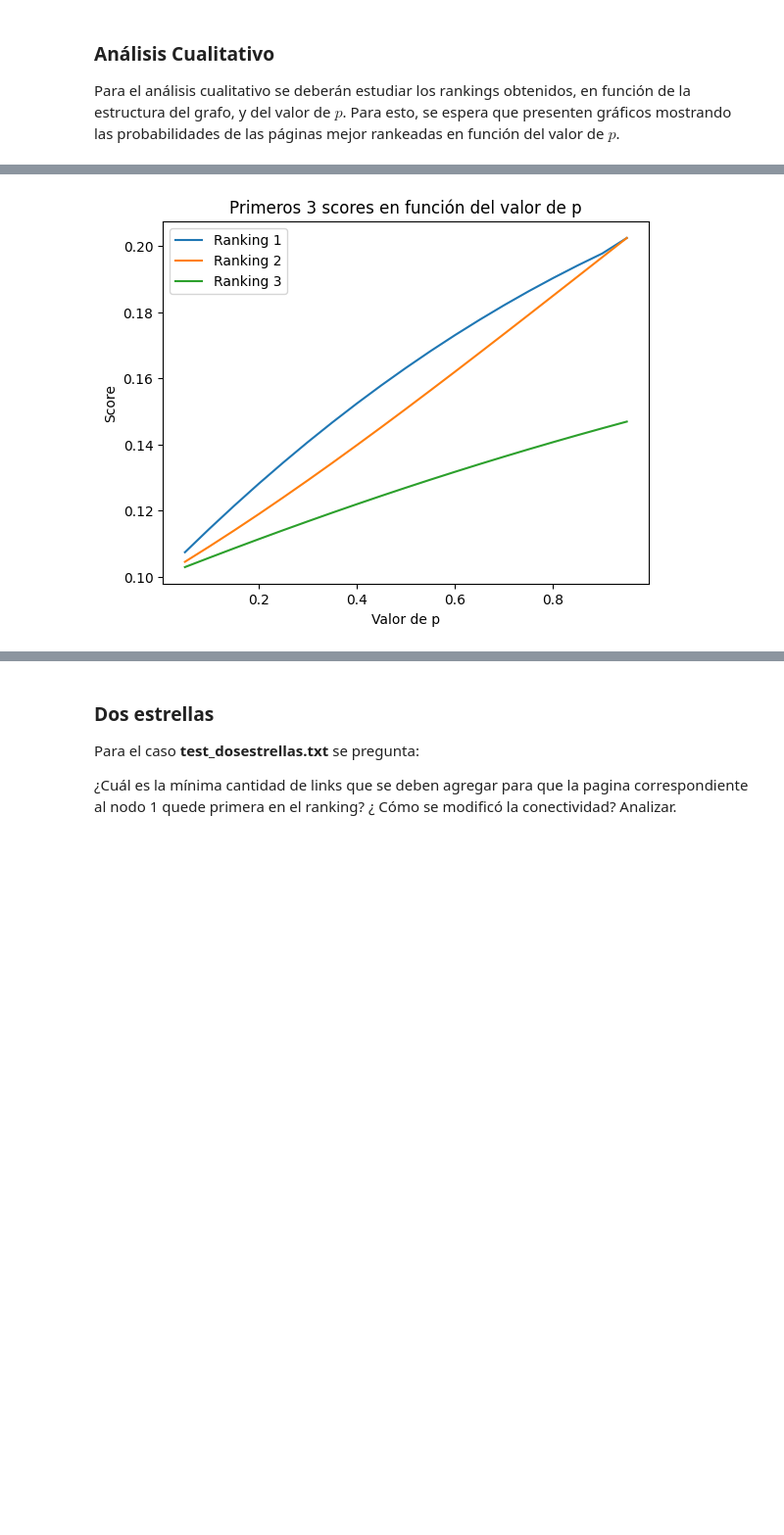
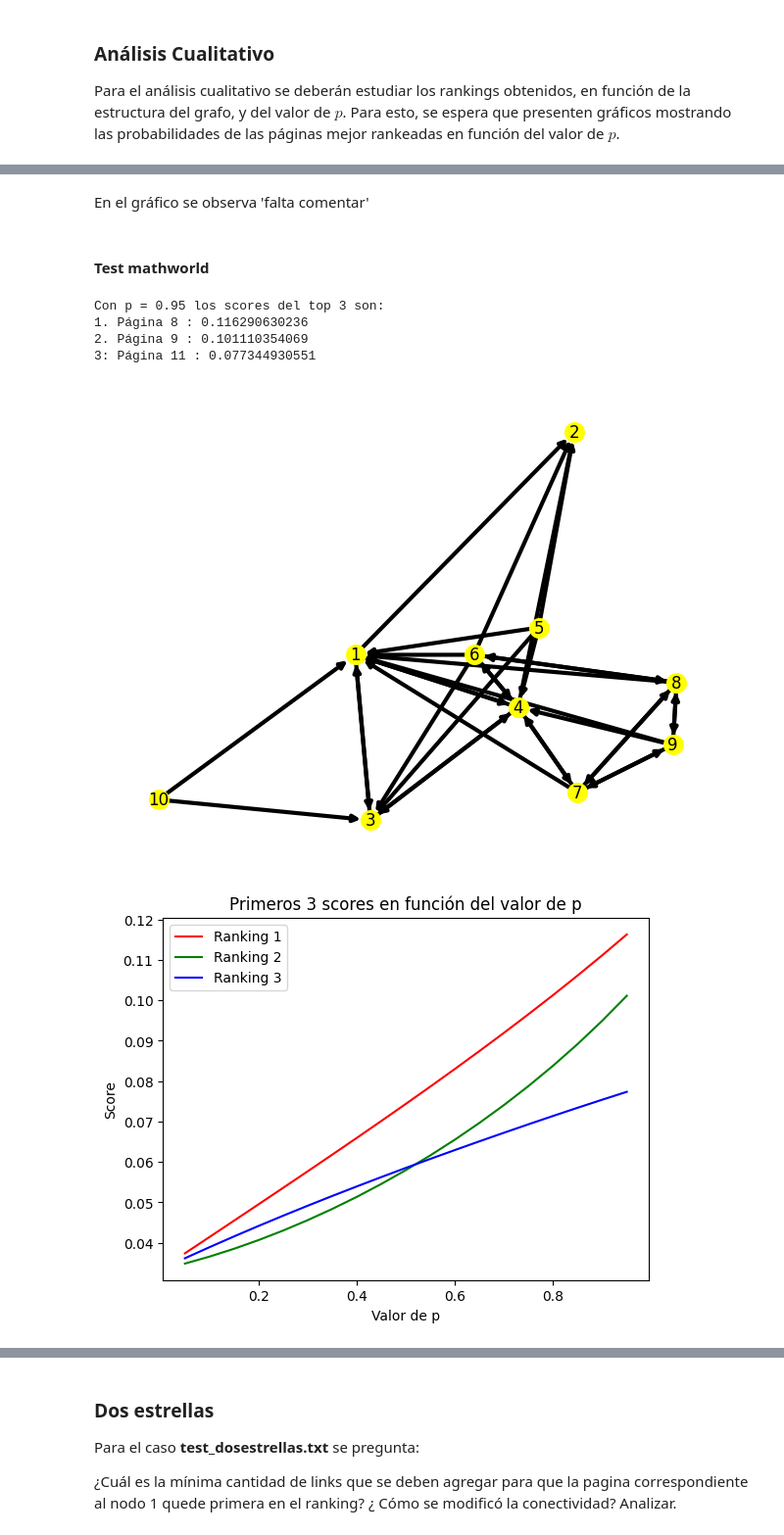
Before and after one commit to r3ch1rd/TP1alc, a Jupyter notebook: grupo_XX_TP1.ipynb, the cells around one changed output, grey strips where cells are left out. Shown at 98% size. Saved outputs shown, nothing was run; the diff lists cells and outputs as text; code cells hidden in the pictures; blank space fills up the shorter version.

```diff
--- a/grupo_XX_TP1.ipynb
+++ b/grupo_XX_TP1.ipynb
@@ -467,39 +468,47 @@ plt.show()
+# %% [markdown]
+En el gráfico se observa 'falta comentar'
+# %% [markdown]
+#### Test mathworld
 # %%
 #Mathworld: Se mostrará el cambio de la probabilidad del top 3 de páginas en el ranking
 scr_1 = []
 scr_2 = []
 scr_3 = []
+#Buscamos las páginas de mayor score con p = 0.95, es decir cuando el flujo es lo menos aleatorio posible
+rnk, scr = calcularRanking(mathworld,0.95) #Calculamos ranking con p=0.99
+for i in range(len(mathworld)):
+    if rnk[i] == 1:
+        pagina_top1 = i
+    elif rnk[i] == 2:
+        pagina_top2 = i
+    elif rnk[i] == 3:
+        pagina_top3 = i
+
 for value in variacion_p:
     rnk,scr = calcularRanking(mathworld,value)
-    fst = -1
-    snd = -1
-    thr = -1
-    for _ in range(3):
-        for i in range(len(mathworld)):
-            if rnk[i] == 1 and scr[i] != fst:
-                fst = scr[i]
-            elif rnk[i] == 1 and scr[i] == fst and scr[i] != snd:
-                snd = scr[i]
-            elif rnk[i] == 1 and scr[i] == fst and scr[i] == snd and scr[i] != thr:
-                thr = scr[i]
-            elif rnk[i] == 2 and scr[i] != snd:
-                snd = scr[i]
-            elif rnk[i] == 2 and scr[i] == snd and scr[i] != thr:
-                thr = scr[i]
-            elif rnk[i] == 3:
-                thr = scr[i]
-    scr_1.append(fst)
-    scr_2.append(snd)
-    scr_3.append(thr)
+    scr_1.append(scr[pagina_top1])
+    scr_2.append(scr[pagina_top2])
+    scr_3.append(scr[pagina_top3])
 # %%
+print('Con p = 0.95 los scores del top 3 son:')
+print('1.', 'Página', pagina_top1+1, ':', scr[pagina_top1], '\n' + '2.','Página', pagina_top2+1, ':', scr[pagina_top2], '\n' + '3:','Página', pagina_top3+1, ':', scr[pagina_top3])
+
+
+dibujarGrafo(mathworld, print_ejes=False)
+
 fig, ax = plt.subplots()
 plt.title("Primeros 3 scores en función del valor de p")
 plt.xlabel('Valor de p')
 plt.ylabel('Score')
-ax.plot(variacion_p,scr_1, label = "Ranking 1")
-ax.plot(variacion_p,scr_2, label = 'Ranking 2')
-ax.plot(variacion_p,scr_3, label = 'Ranking 3')
+ax.plot(variacion_p,scr_1, label = "Ranking 1", color = 'red')
+ax.plot(variacion_p,scr_2, label = 'Ranking 2', color = 'green')
+ax.plot(variacion_p,scr_3, label = 'Ranking 3', color = 'blue')
 ax.legend()
 plt.show()
 # %% [output]
+Con p = 0.95 los scores del top 3 son:
+1. Página 8 : 0.116290630236
+2. Página 9 : 0.101110354069
+3: Página 11 : 0.077344930551
-[figure, old version]
+[figure, new version]
+[figure, added]
```
Also changed, not shown: parts of 27 cells of this notebook, 1 other file.
